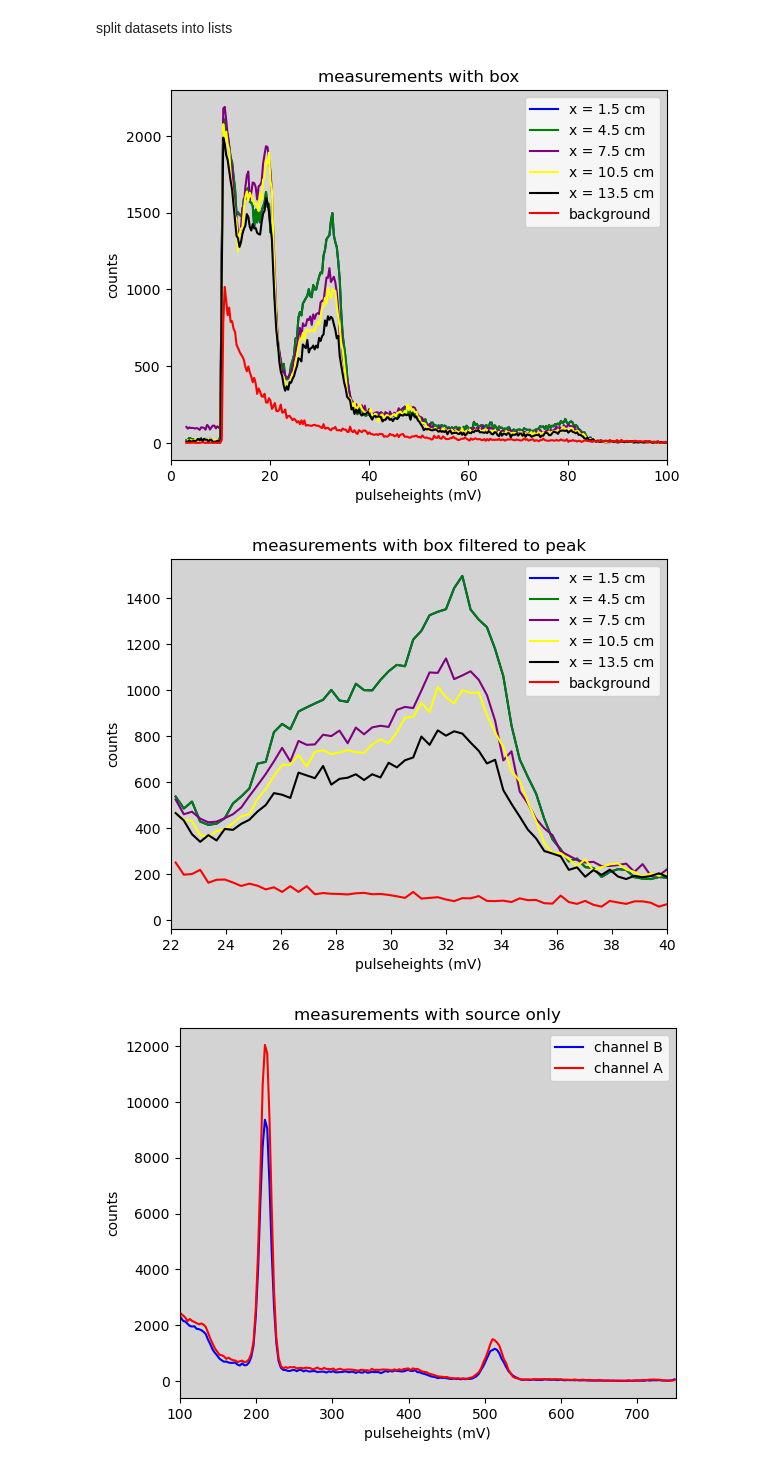
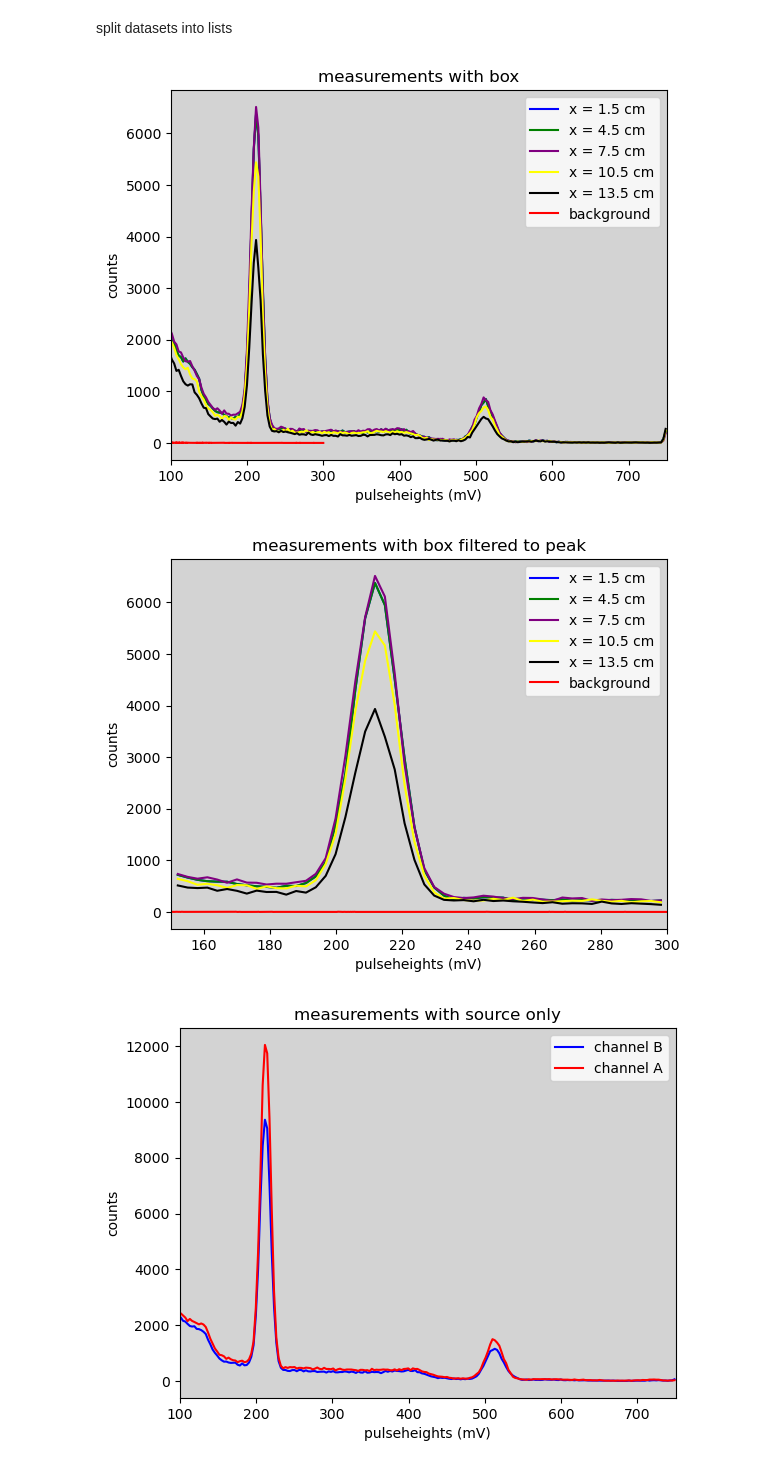
Before and after one commit to jrc-rodriguez/particle_physics, a Jupyter notebook: particle_physics.ipynb, the cells around one changed output. Drawn from its saved outputs; the diff is of its cells as text; code cells hidden in the pictures.

```diff
--- a/particle_physics.ipynb
+++ b/particle_physics.ipynb
@@ -7,7 +7,7 @@ import pandas as pd
 # %% [markdown]
 import datasets
 # %%
-data_background = pd.read_csv("background_spectrum.csv")
+data_background = pd.read_csv("calibration_and_background/background_spectrum.csv")
 data_x1 = pd.read_csv("spectrum_x/spectrum_doos_x_1.csv")
 data_x2 = pd.read_csv("spectrum_x/spectrum_doos_x_2.csv")
 data_x3 = pd.read_csv("spectrum_x/spectrum_doos_x_3.csv")
@@ -123,19 +121,19 @@ counts_tot_background = add_counts(counts_background_A, counts_background_B)
 # %%
 plt.plot(pulseheights_x1, counts_total_x1, color = 'blue', label = "x = 1.5 cm")
 plt.plot(pulseheights_x2, counts_total_x2, color = 'green', label = "x = 4.5 cm")
 plt.plot(pulseheights_x3, counts_total_x3, color = 'purple', label = "x = 7.5 cm")
 plt.plot(pulseheights_x4, counts_total_x4, color = 'yellow', label = "x = 10.5 cm")
 plt.plot(pulseheights_x5, counts_total_x5, color = 'black', label = "x = 13.5 cm")
 plt.plot(pulseheights_background, counts_tot_background, color = 'red', label = 'background')
 plt.gca().set_facecolor('lightgrey')
 plt.title("measurements with box")
 plt.legend(loc = 'upper right')
-plt.xlim(0, 100)
+plt.xlim(100, 750)
 plt.ylabel("counts")
 plt.xlabel("pulseheights (mV)")
 plt.show()
 # %% [output]
-[figure, old version]
+[figure, new version]
 # %%
 pulseheights_cut_x1, counts_cut_x1 = adjust(pulseheights_x1, counts_total_x1)
 pulseheights_cut_x2, counts_cut_x2 = adjust(pulseheights_x2, counts_total_x2)
@@ -153,12 +151,12 @@ plt.plot(pulseheights_cut_no_source, counts_cut_no_source, color = 'red', label
 plt.gca().set_facecolor('lightgrey')
 plt.title("measurements with box filtered to peak")
 plt.legend(loc = 'upper right')
-plt.xlim(22, 40)
+plt.xlim(150, 300)
 plt.ylabel("counts")
 plt.xlabel("pulseheights (mV)")
 plt.show()
 # %% [output]
-[figure, old version]
+[figure, new version]
 # %%
 plt.plot(pulseheights_source, counts_B_source, color = 'blue', label = "channel B")
 plt.plot(pulseheights_source, counts_A_source, color = 'red', label = 'channel A')
```
Also changed, not shown: parts of 8 cells of this notebook.
